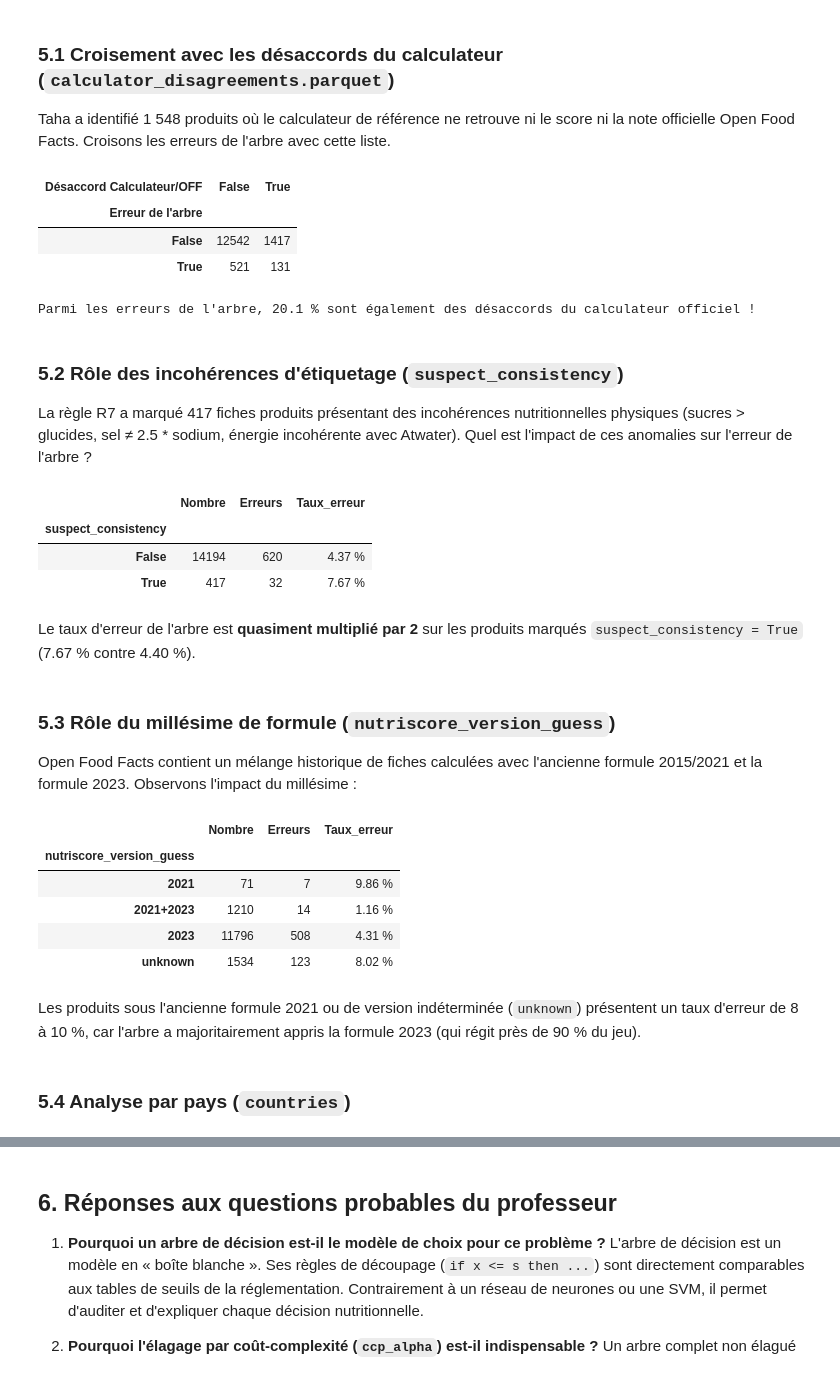
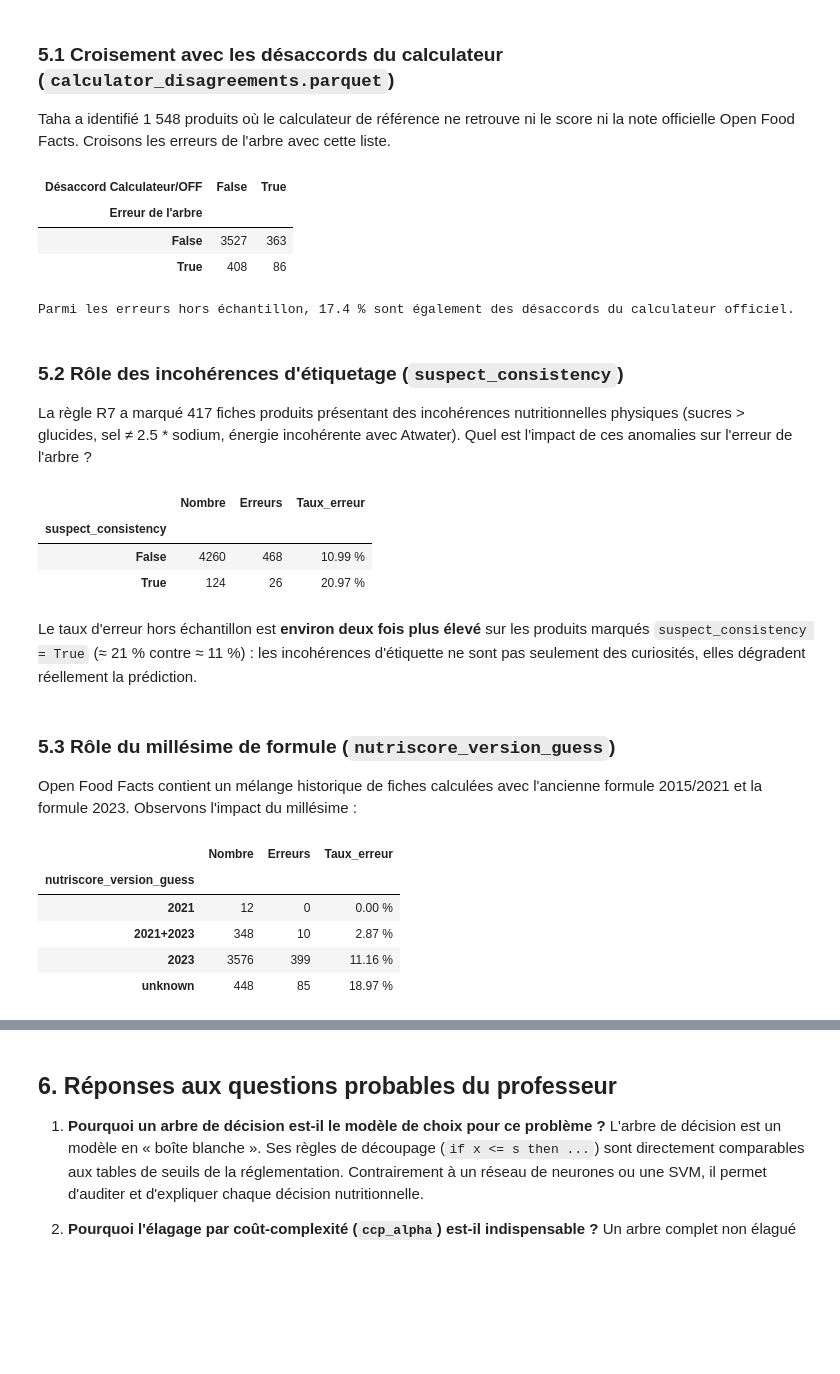
Before and after one commit to tahaaitbaissi/NutriScore, a Jupyter notebook: notebooks/02_arbre_decision_evaluation.ipynb, the cells around one changed output, grey strips where cells are left out. Cells and saved outputs as stored; diff of their text form; code cells hidden in the pictures; blank space fills up the shorter version.

```diff
--- a/notebooks/02_arbre_decision_evaluation.ipynb
+++ b/notebooks/02_arbre_decision_evaluation.ipynb
@@ -138,18 +136,15 @@ for d in depths:
         clf.fit(X_train, y_train)
         f1_tr = f1_score(y_train, clf.predict(X_train), average="macro")
         f1_va = f1_score(y_val, clf.predict(X_val), average="macro")
-        records.append({
-            "max_depth": d,
-            "criterion": crit,
-            "train_f1": f1_tr,
-            "val_f1": f1_va
-        })
+        records.append({"max_depth": d, "criterion": crit, "train_f1": f1_tr, "val_f1": f1_va})
 
 depth_df = pd.DataFrame(records)
+best_depth = int(depth_df.loc[depth_df["val_f1"].idxmax(), "max_depth"])
+print(f"Meilleure profondeur sur validation : {best_depth} (F1 macro = {depth_df['val_f1'].max():.4f})")
 
 plt.figure(figsize=(10, 5))
 sns.lineplot(data=depth_df, x="max_depth", y="val_f1", hue="criterion", marker="o")
-plt.axvline(12, color="gray", linestyle="--", label="Profondeur optimale ~12")
+plt.axvline(best_depth, color="gray", linestyle="--", label=f"Meilleur depth (val) = {best_depth}")
 plt.title("F1 Macro sur l'ensemble de validation selon la profondeur (Pre-pruning)")
 plt.xlabel("Profondeur maximale (max_depth)")
 plt.ylabel("F1 Macro (val)")
@@ -522,0 +542,20 @@ Nombre total d'erreurs de l'arbre : 652 sur 14611 (4.46 %)
+# %%
+int_to_grade = {0: "A", 1: "B", 2: "C", 3: "D", 4: "E"}
+
+def add_predictions(frame, split_name):
+    out = frame.copy()
+    out["split"] = split_name
+    out["pred_int"] = final_model.predict(out[features])
+    out["pred_grade"] = out["pred_int"].map(int_to_grade)
+    out["tree_error"] = out["pred_int"] != out["y_int"]
+    out["error_distance"] = (out["pred_int"] - out["y_int"]).abs()
+    return out
+
+val_eval = add_predictions(val_df, "val")
+test_eval = add_predictions(test_df, "test")
+oos = pd.concat([val_eval, test_eval], ignore_index=True)
+
+summary = oos.groupby("split")["tree_error"].agg(Nombre="count", Erreurs="sum", Taux=lambda s: 100 * s.mean())
+display(summary.round(2))
+print(f"Total hors échantillon : {int(oos['tree_error'].sum())} erreurs sur {len(oos)} "
+      f"({100 * oos['tree_error'].mean():.2f} %)")
@@ -528,31 +573,31 @@ Croisons les erreurs de l'arbre avec cette liste.
 # %%
 disagreements = pd.read_parquet(DATA_DIR / "calculator_disagreements.parquet")
 dis_codes = set(disagreements["code"])
-clean_full["is_calc_disagreement"] = clean_full["code"].isin(dis_codes)
+oos["is_calc_disagreement"] = oos["code"].isin(dis_codes)
 
 ct = pd.crosstab(
-    clean_full["tree_error"],
-    clean_full["is_calc_disagreement"],
+    oos["tree_error"],
+    oos["is_calc_disagreement"],
     rownames=["Erreur de l'arbre"],
     colnames=["Désaccord Calculateur/OFF"]
 )
 display(ct)
 
-pct_in_calc = (clean_full.loc[clean_full["tree_error"], "is_calc_disagreement"].mean()) * 100
-print(f"Parmi les erreurs de l'arbre, {pct_in_calc:.1f} % sont également des désaccords du calculateur officiel !")
+pct_in_calc = oos.loc[oos["tree_error"], "is_calc_disagreement"].mean() * 100
+print(f"Parmi les erreurs hors échantillon, {pct_in_calc:.1f} % sont également des désaccords du calculateur officiel.")
 # %% [output]
 | Désaccord Calculateur/OFF | False | True |
 | Erreur de l'arbre |  |  |
-| False | 12542 | 1417 |
-| True | 521 | 131 |
+| False | 3527 | 363 |
+| True | 408 | 86 |
-Parmi les erreurs de l'arbre, 20.1 % sont également des désaccords du calculateur officiel !
+Parmi les erreurs hors échantillon, 17.4 % sont également des désaccords du calculateur officiel.
 # %% [markdown]
 ### 5.2 Rôle des incohérences d'étiquetage (`suspect_consistency`)
 
 La règle R7 a marqué 417 fiches produits présentant des incohérences nutritionnelles physiques (sucres > glucides, sel ≠ 2.5 * sodium, énergie incohérente avec Atwater).
 Quel est l'impact de ces anomalies sur l'erreur de l'arbre ?
 # %%
-anom_impact = clean_full.groupby("suspect_consistency")["tree_error"].agg(
+anom_impact = oos.groupby("suspect_consistency")["tree_error"].agg(
     Nombre="count",
     Erreurs="sum",
     Taux_erreur=lambda x: f"{x.mean()*100:.2f} %"
@@ -561,29 +606,27 @@ display(anom_impact)
 # %% [output]
 |  | Nombre | Erreurs | Taux_erreur |
 | suspect_consistency |  |  |  |
-| False | 14194 | 620 | 4.37 % |
-| True | 417 | 32 | 7.67 % |
+| False | 4260 | 468 | 10.99 % |
+| True | 124 | 26 | 20.97 % |
-# %% [markdown]
-Le taux d'erreur de l'arbre est **quasiment multiplié par 2** sur les produits marqués `suspect_consistency = True` (7.67 % contre 4.40 %).
+# %% [markdown]
+Le taux d'erreur hors échantillon est **environ deux fois plus élevé** sur les produits marqués
+`suspect_consistency = True` (≈ 21 % contre ≈ 11 %) : les incohérences d'étiquette ne sont pas seulement
+des curiosités, elles dégradent réellement la prédiction.
 # %% [markdown]
 ### 5.3 Rôle du millésime de formule (`nutriscore_version_guess`)
 
 Open Food Facts contient un mélange historique de fiches calculées avec l'ancienne formule 2015/2021 et la formule 2023. Observons l'impact du millésime :
 # %%
-version_impact = clean_full.groupby("nutriscore_version_guess")["tree_error"].agg(
+version_impact = oos.groupby("nutriscore_version_guess")["tree_error"].agg(
     Nombre="count",
     Erreurs="sum",
     Taux_erreur=lambda x: f"{x.mean()*100:.2f} %"
 )
 display(version_impact)
 # %% [output]
 |  | Nombre | Erreurs | Taux_erreur |
 | nutriscore_version_guess |  |  |  |
-| 2021 | 71 | 7 | 9.86 % |
-| 2021+2023 | 1210 | 14 | 1.16 % |
-| 2023 | 11796 | 508 | 4.31 % |
-| unknown | 1534 | 123 | 8.02 % |
+| 2021 | 12 | 0 | 0.00 % |
+| 2021+2023 | 348 | 10 | 2.87 % |
+| 2023 | 3576 | 399 | 11.16 % |
+| unknown | 448 | 85 | 18.97 % |
-# %% [markdown]
-Les produits sous l'ancienne formule 2021 ou de version indéterminée (`unknown`) présentent un taux d'erreur de 8 à 10 %, car l'arbre a majoritairement appris la formule 2023 (qui régit près de 90 % du jeu).
-# %% [markdown]
-### 5.4 Analyse par pays (`countries`)
```
Also changed, not shown: parts of 20 cells of this notebook, 1 other file.
